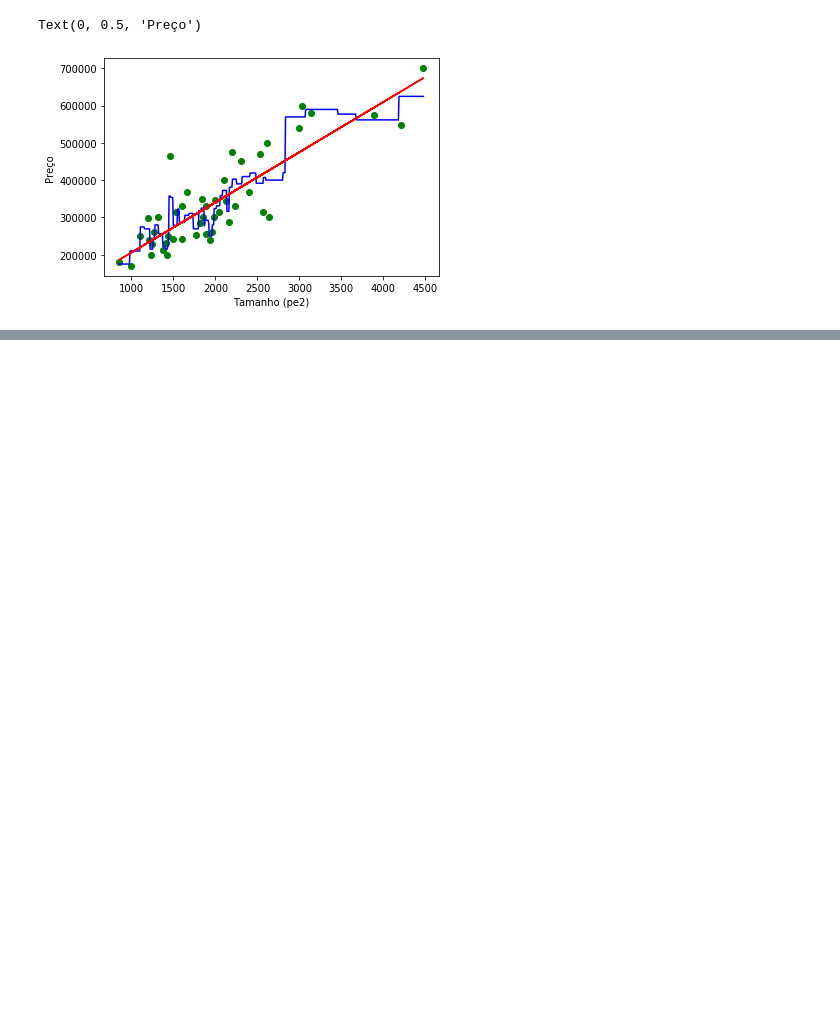
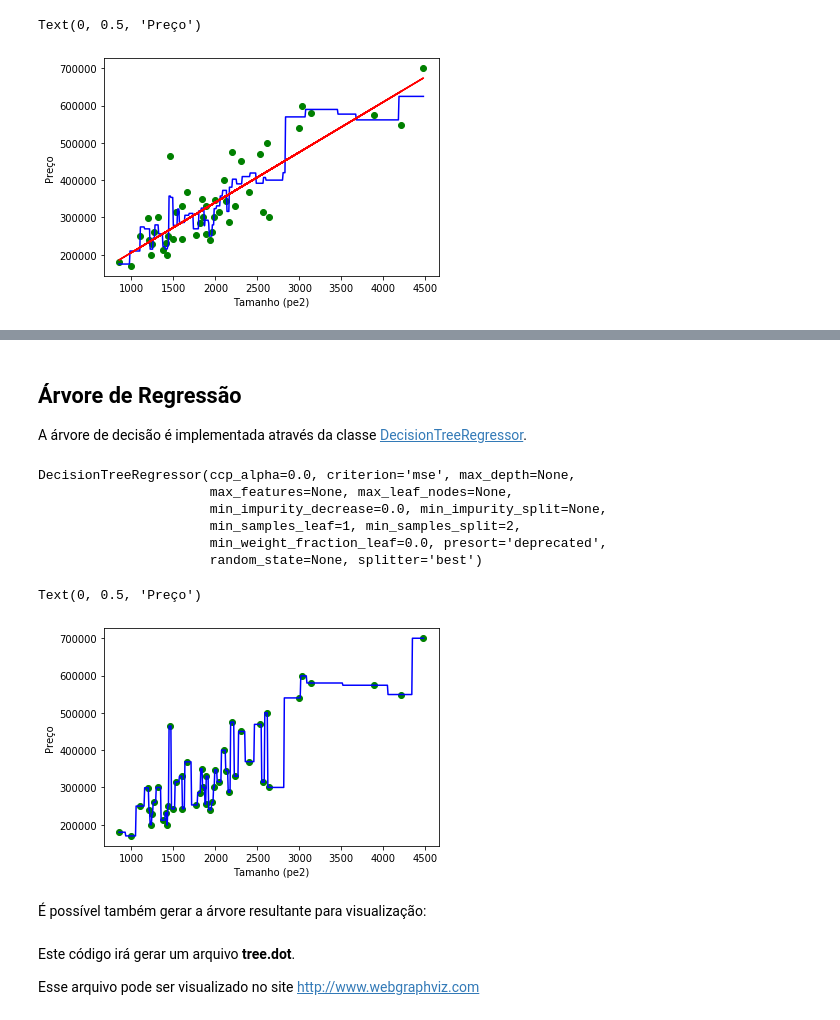
Before and after one commit to f-leno/Aprendizagem-estatistica-regressao, a Jupyter notebook: Exercicios-Regressao_KNN_e_Arvore.ipynb, the cells around one changed output, grey strips where cells are left out. Cells and saved outputs as stored; diff of their text form; code cells hidden in the pictures; blank space fills up the shorter version.

Commit message:
Updating exercises regression

```diff
--- a/Exercicios-Regressao_KNN_e_Arvore.ipynb
+++ b/Exercicios-Regressao_KNN_e_Arvore.ipynb
@@ -50,0 +62,33 @@ Text(0, 0.5, 'Preço')
+# %% [markdown]
+## Árvore de Regressão
+
+A árvore de decisão é implementada através da classe <a href="https://scikit-learn.org/stable/modules/generated/sklearn.tree.DecisionTreeRegressor.html">DecisionTreeRegressor</a>.
+# %%
+from sklearn.tree import DecisionTreeRegressor
+#Regression tree
+# create a regressor object
+tree = DecisionTreeRegressor()
+
+
+
+# fit the regressor with X and Y data
+tree.fit(X, y)
+# %% [output]
+DecisionTreeRegressor(ccp_alpha=0.0, criterion='mse', max_depth=None,
+                      max_features=None, max_leaf_nodes=None,
+                      min_impurity_decrease=0.0, min_impurity_split=None,
+                      min_samples_leaf=1, min_samples_split=2,
+                      min_weight_fraction_leaf=0.0, presort='deprecated',
+                      random_state=None, splitter='best')
+# %%
+plt.scatter(X, y,color='g')
+y_t = tree.predict(T)
+plt.plot(T, y_t,color='b')
+
+plt.xlabel('Tamanho (pe2)')
+plt.ylabel('Preço')
+# %% [output]
+Text(0, 0.5, 'Preço')
+[figure, added]
+# %% [markdown]
+É possível também gerar a árvore resultante para visualização:
@@ -50,0 +101,4 @@ Text(0, 0.5, 'Preço')
+# %% [markdown]
+Este código irá gerar um arquivo <b>tree.dot</b>.
+
+Esse arquivo pode ser visualizado no site <a href='http://www.webgraphviz.com/'>http://www.webgraphviz.com</a>
```
Also changed, not shown: parts of 4 cells of this notebook.
